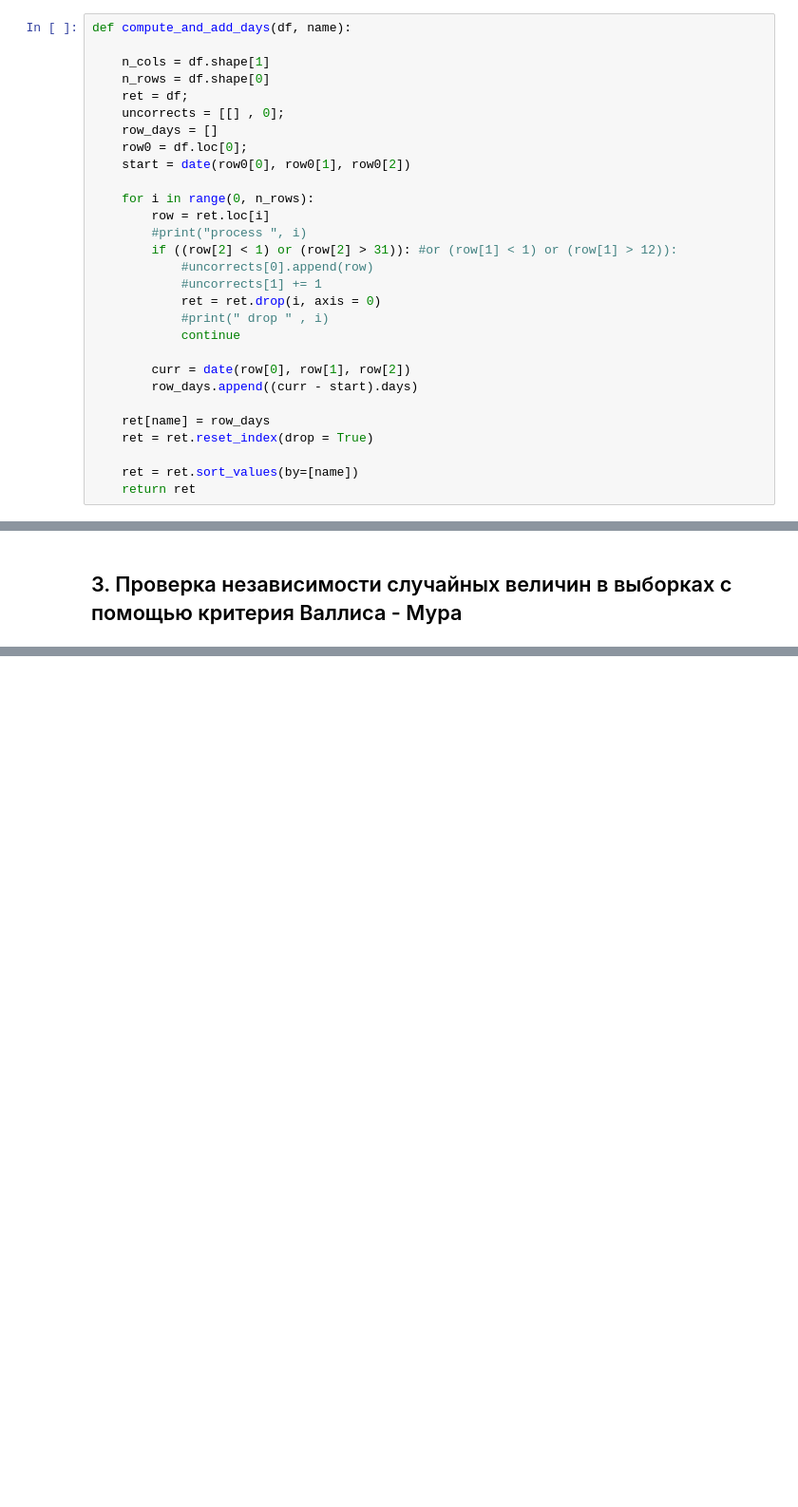
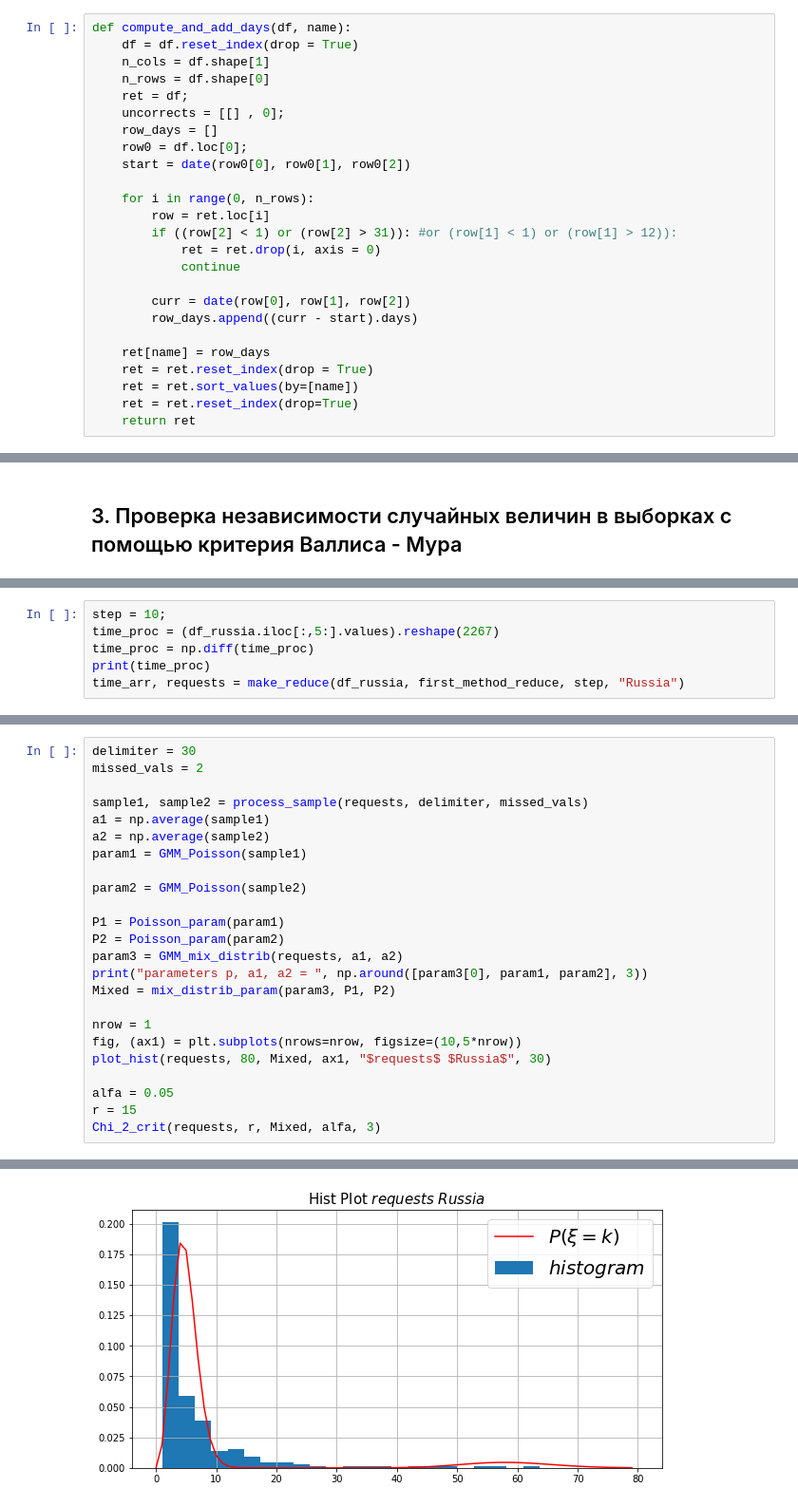
Before and after one commit to AlexeyKumin/SW_Global_Terrorism, a Jupyter notebook: terrorist_acts.ipynb, the cells around one changed output, grey strips where cells are left out. Shown at 95% size. Saved outputs shown, nothing was run; the diff lists cells and outputs as text; blank space fills up the shorter version.

```diff
--- a/terrorist_acts.ipynb
+++ b/terrorist_acts.ipynb
@@ -24,6 +11,6 @@ Data for Russia shape:  (2272, 5)
 # %%
 def compute_and_add_days(df, name):
-
+    df = df.reset_index(drop = True)
     n_cols = df.shape[1]
     n_rows = df.shape[0]
     ret = df;
@@ -34,12 +21,8 @@ def compute_and_add_days(df, name):
 
     for i in range(0, n_rows):
         row = ret.loc[i]
-        #print("process ", i)
         if ((row[2] < 1) or (row[2] > 31)): #or (row[1] < 1) or (row[1] > 12)):
-            #uncorrects[0].append(row)
-            #uncorrects[1] += 1
             ret = ret.drop(i, axis = 0)
-            #print(" drop " , i)
             continue
 
         curr = date(row[0], row[1], row[2])
@@ -47,6 +30,6 @@ def compute_and_add_days(df, name):
 
     ret[name] = row_days
     ret = ret.reset_index(drop = True)
-
     ret = ret.sort_values(by=[name])
+    ret = ret.reset_index(drop=True)
     return ret
@@ -377,0 +201,6 @@ Chi2 statistic, Chi2 treshold val:  2.54 12.59 1.64
+# %%
+step = 10;
+time_proc = (df_russia.iloc[:,5:].values).reshape(2267)
+time_proc = np.diff(time_proc)
+print(time_proc)
+time_arr, requests = make_reduce(df_russia, first_method_reduce, step, "Russia")
@@ -377,0 +281,25 @@ Chi2 statistic, Chi2 treshold val:  2.54 12.59 1.64
+# %%
+delimiter = 30
+missed_vals = 2
+
+sample1, sample2 = process_sample(requests, delimiter, missed_vals)
+a1 = np.average(sample1)
+a2 = np.average(sample2)
+param1 = GMM_Poisson(sample1)
+
+param2 = GMM_Poisson(sample2)
+
+P1 = Poisson_param(param1)
+P2 = Poisson_param(param2)
+param3 = GMM_mix_distrib(requests, a1, a2)
+print("parameters p, a1, a2 = ", np.around([param3[0], param1, param2], 3))
+Mixed = mix_distrib_param(param3, P1, P2)
+
+nrow = 1
+fig, (ax1) = plt.subplots(nrows=nrow, figsize=(10,5*nrow))
+plot_hist(requests, 80, Mixed, ax1, "$requests$ $Russia$", 30)
+
+alfa = 0.05
+r = 15
+Chi_2_crit(requests, r, Mixed, alfa, 3)
+# %% [output]
@@ -377,0 +310 @@ Chi2 statistic, Chi2 treshold val:  2.54 12.59 1.64
+[figure, added]
```
Also changed, not shown: parts of 32 cells of this notebook.
